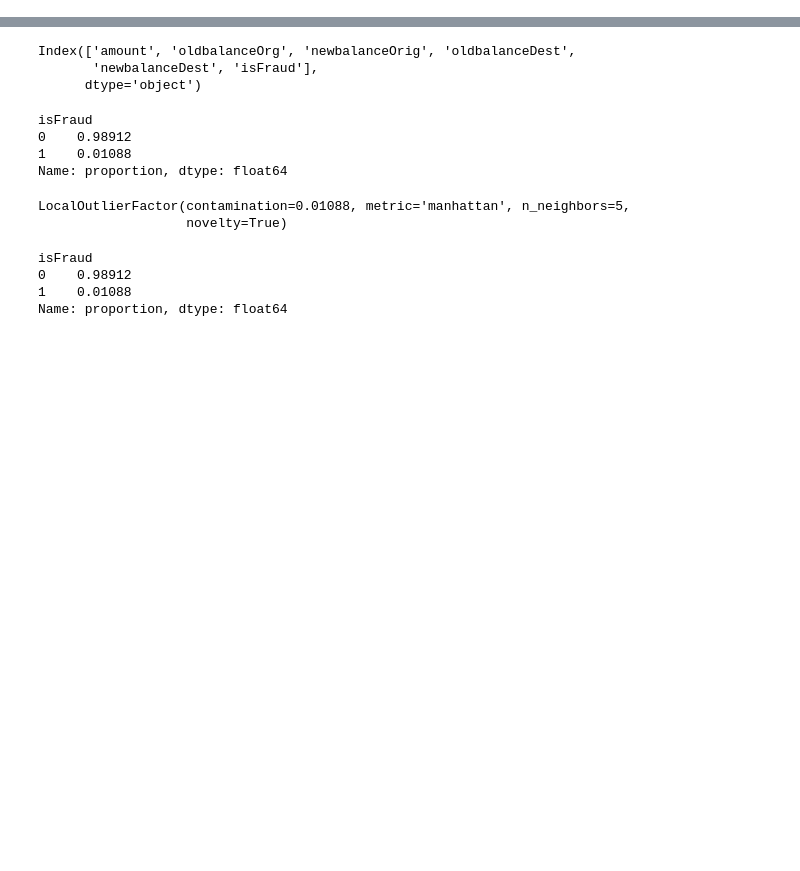
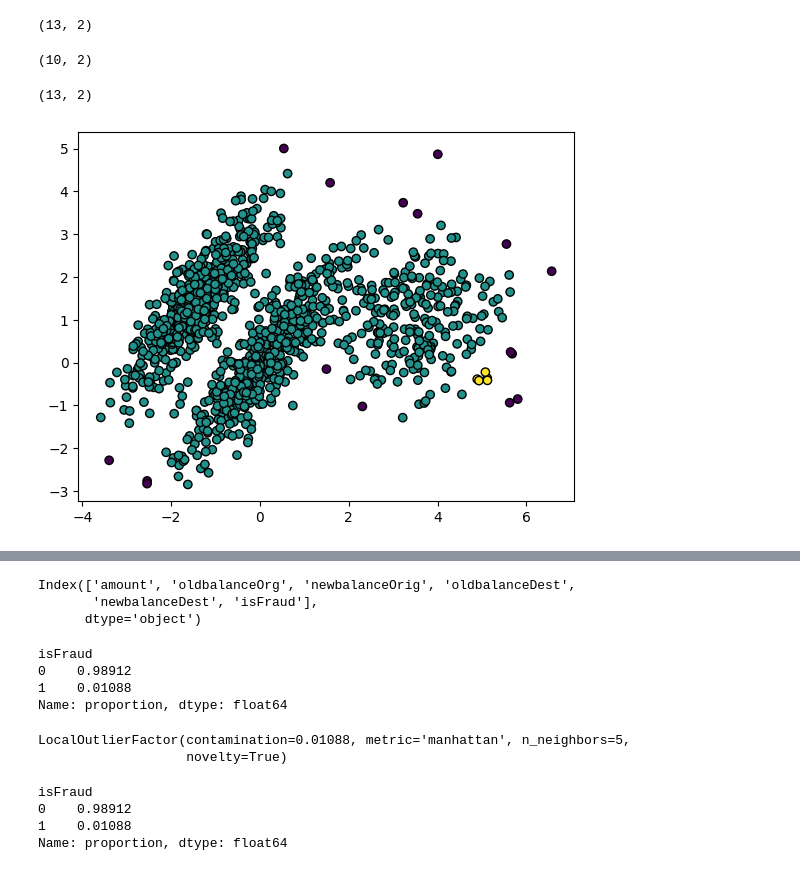
Before and after one commit to maptv/AnomalyDetection, a Jupyter notebook: anomaly-detection-part-3-4-code-checkpoint.ipynb, the cells around one changed output, grey strips where cells are left out. Saved outputs shown, nothing was run; the diff lists cells and outputs as text; code cells hidden in the pictures; blank space fills up the shorter version.

```diff
--- a/anomaly-detection-part-3-4-code-checkpoint.ipynb
+++ b/anomaly-detection-part-3-4-code-checkpoint.ipynb
@@ -36,3 +40,15 @@ warnings.filterwarnings("ignore")
 from pathlib import Path
 
 data_dir = Path.cwd() / "data"
+# %%
+# https://github.com/ageron/handson-ml3
+# https://github.com/ageron/handson-ml3/blob/main/09_unsupervised_learning.ipynb
+X1, y1 = make_blobs(n_samples=1000, centers=((4, -4), (0, 0)), random_state=42)
+X1 = X1.dot(np.array([[0.374, 0.95], [0.732, 0.598]]))
+X2, y2 = make_blobs(n_samples=250, centers=1, random_state=42)
+X2 = X2 + [6, -8]
+X = np.r_[X1, X2]
+y = np.r_[y1, y2]
+
+gm = GaussianMixture(n_components=3, n_init=10, random_state=42)
+gm.fit(X)
@@ -38,0 +57,3 @@ data_dir = Path.cwd() / "data"
+# %%
+dbscan = DBSCAN()
+dbscan.fit(X)
@@ -38,0 +90,34 @@ data_dir = Path.cwd() / "data"
+# %%
+svm = OneClassSVM(nu=.01, kernel="sigmoid", coef0=.9)
+svm_pred = svm.fit_predict(X)
+svm_mask = svm_pred == -1
+svm_anomalies = X[svm_mask]
+svm_anomalies.shape
+# %% [output]
+(13, 2)
+# %%
+svm_sgd = SGDOneClassSVM(nu=.08, random_state=9)
+svm_sgd_pred = svm_sgd.fit_predict(X)
+svm_sgd_mask = svm_sgd_pred == -1
+svm_sgd_anomalies = X[svm_sgd_mask]
+svm_sgd_anomalies.shape
+# %% [output]
+(10, 2)
+# %%
+elli = EllipticEnvelope(contamination=.01, random_state=9)
+elli_pred = elli.fit_predict(X)
+elli_mask = elli_pred == -1
+elli_anomalies = X[elli_mask]
+elli_anomalies.shape
+# %% [output]
+(13, 2)
+# %%
+# default dbscan clusters do not look good
+plt.scatter(
+    X[:, 0],
+    X[:, 1],
+    edgecolors="k",
+    c=dbscan.labels_,
+);
+# %% [output]
+[figure, added]
```
Also changed, not shown: parts of 20 cells of this notebook, 1 other file.
